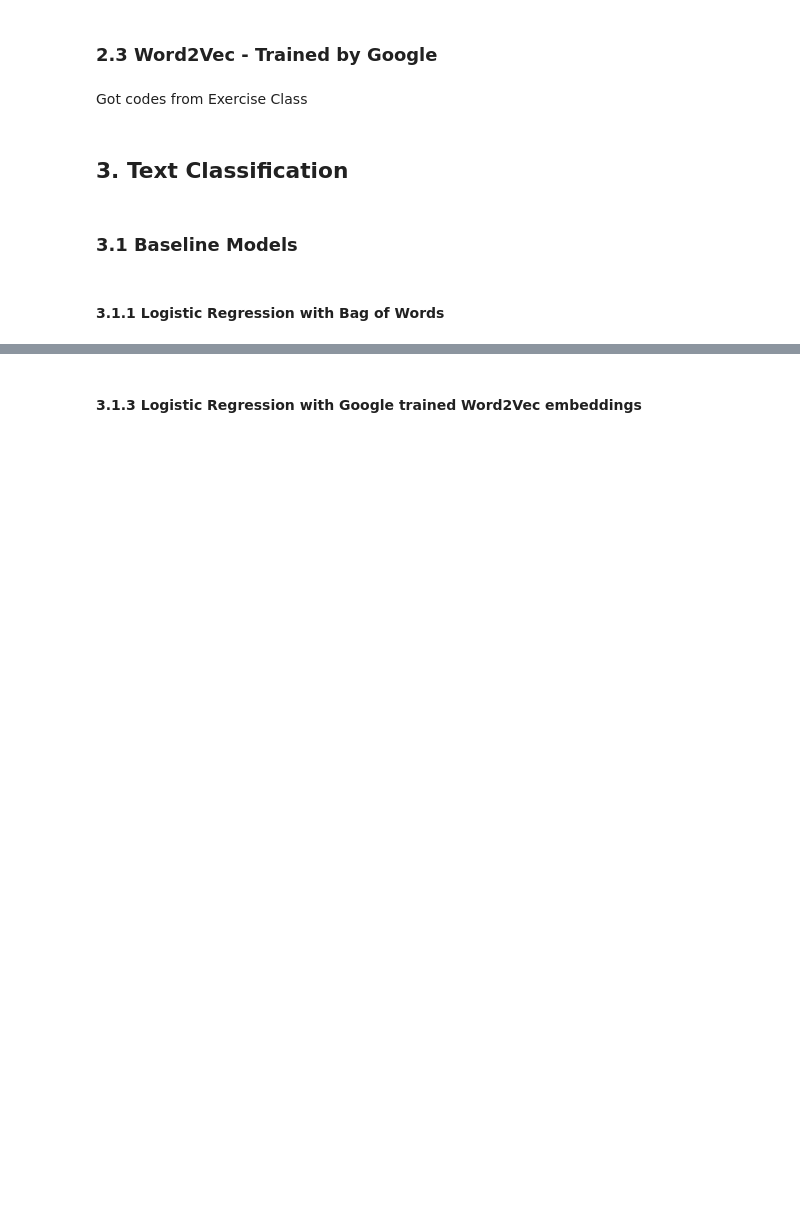
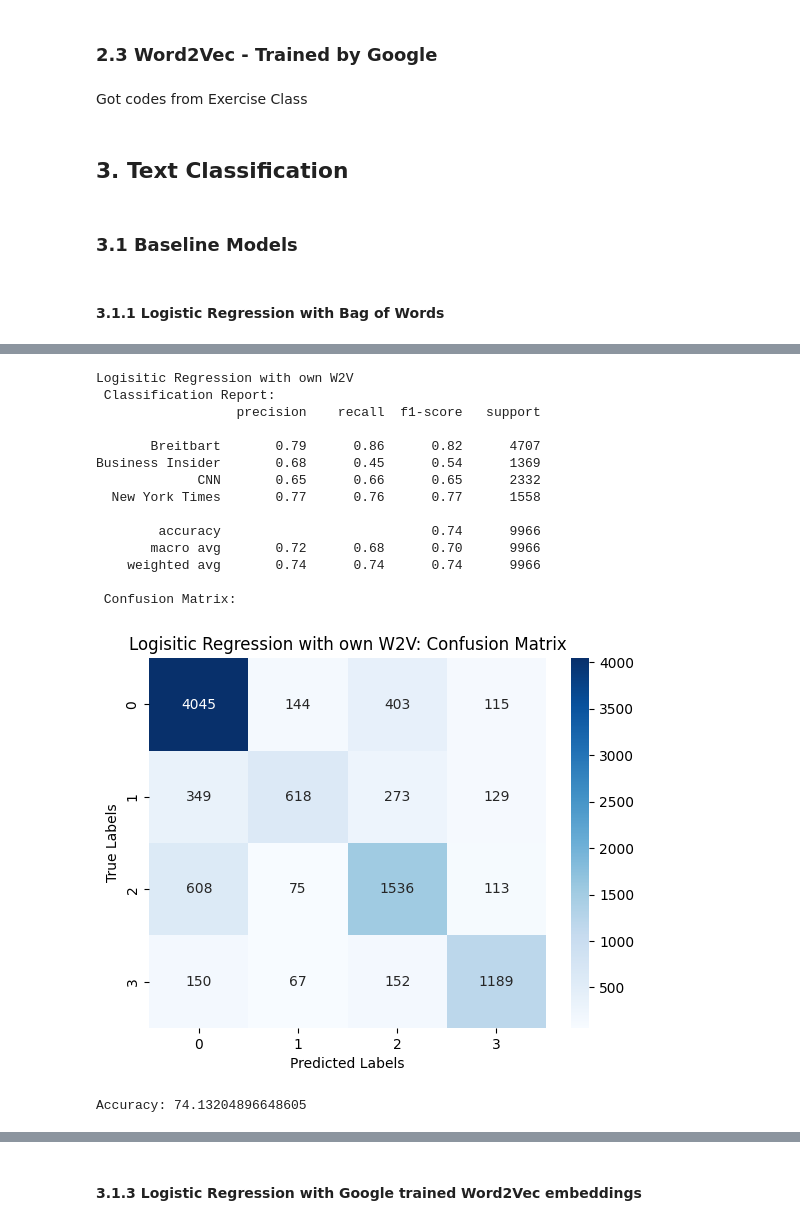
Before and after one commit to felix1102/NLP_finalproject, a Jupyter notebook: NLP_Fredrik_Codes.ipynb, the cells around one changed output, grey strips where cells are left out. Drawn from its saved outputs; the diff is of its cells as text; code cells hidden in the pictures; blank space fills up the shorter version.

```diff
--- a/NLP_Fredrik_Codes.ipynb
+++ b/NLP_Fredrik_Codes.ipynb
@@ -223,8 +284,29 @@ X_test_wvT = np.array([vectorize(tokens) for tokens in X_test])
 # %%
 # Classifier
 lr_wvT = LogisticRegression(max_iter=1000000)
 lr_wvT.fit(X_train_wvT, y_train)
 
 # Evaluate
-yPred_wvT = lr_wvT.predict(X_test_wvT)
-evaluate(y_test, yPred_wvT, 'Logisitic Regression with own W2V')
+yPred_lr_wvT = lr_wvT.predict(X_test_wvT)
+evaluate(y_test, yPred_lr_wvT, 'Logisitic Regression with own W2V')
+# %% [output]
+Logisitic Regression with own W2V
+ Classification Report:
+                  precision    recall  f1-score   support
+
+       Breitbart       0.79      0.86      0.82      4707
+Business Insider       0.68      0.45      0.54      1369
+             CNN       0.65      0.66      0.65      2332
+  New York Times       0.77      0.76      0.77      1558
+
+        accuracy                           0.74      9966
+       macro avg       0.72      0.68      0.70      9966
+    weighted avg       0.74      0.74      0.74      9966
+
+ Confusion Matrix:
+[figure, added]
+# %%
+# Accuracy
+print('Accuracy:', accuracy_score(y_test, yPred_lr_wvT) *100)
+# %% [output]
+Accuracy: 74.13204896648605
```
Also changed, not shown: parts of 25 cells of this notebook.
